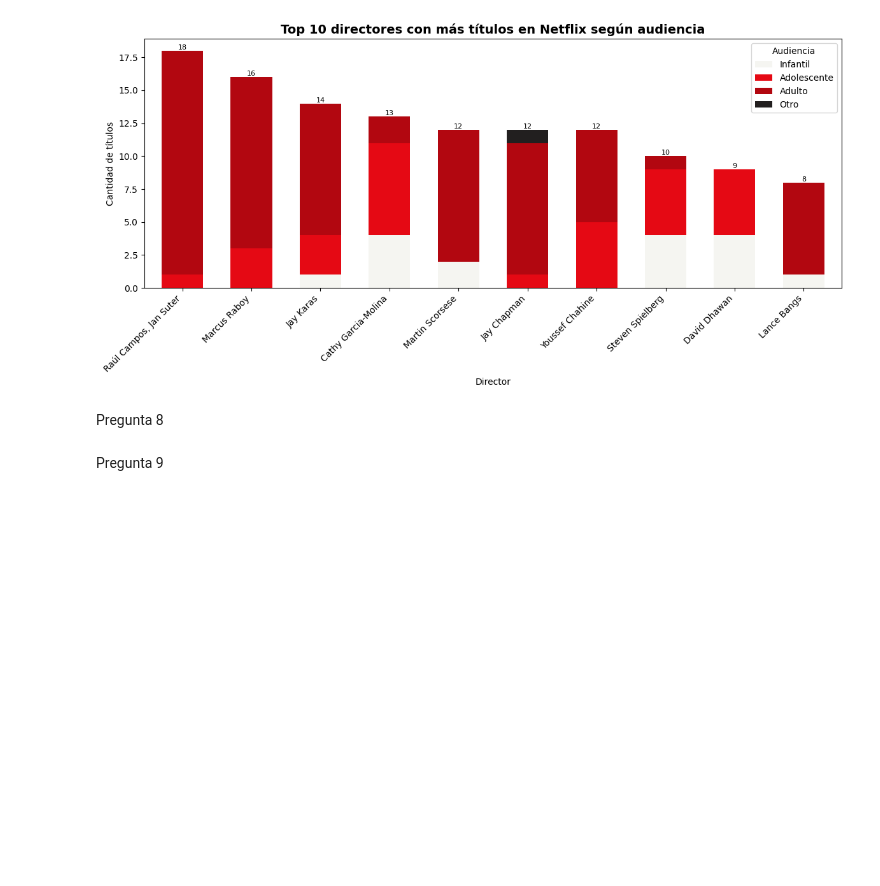
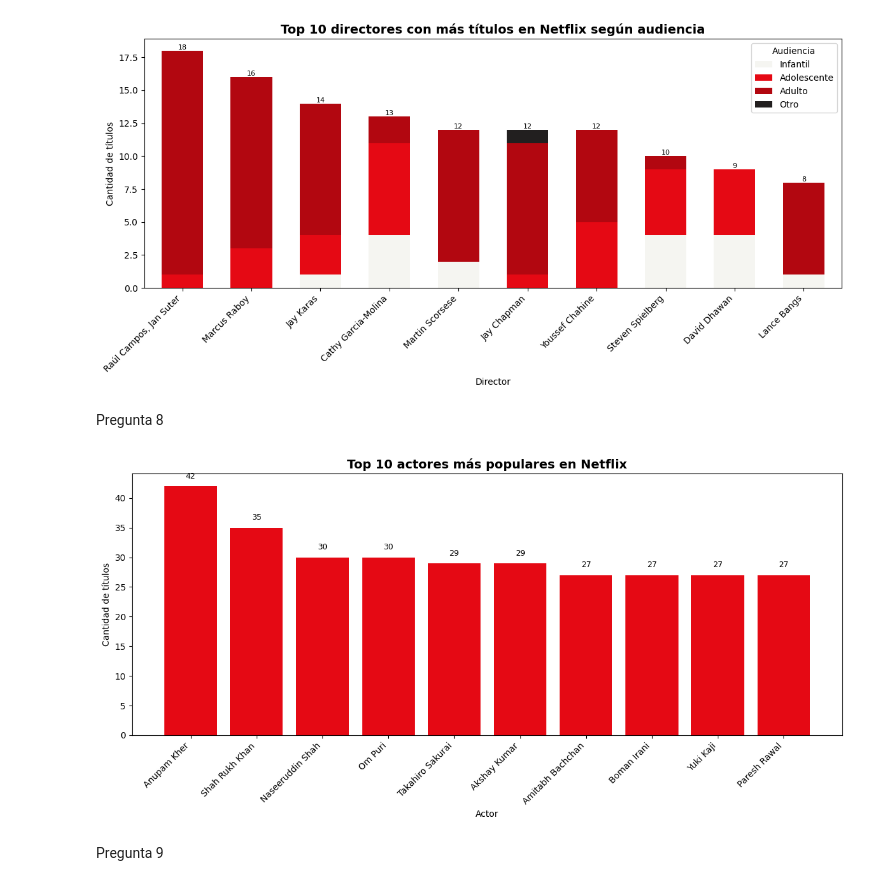
Before and after one commit to alfosobral/Entregable1BarberousseSobral, a Jupyter notebook: Analisis de Datos - Practico2/Practico2.ipynb, the cells around one changed output. Drawn from its saved outputs; the diff is of its cells as text; code cells hidden in the pictures; blank space fills up the shorter version.

```diff
--- a/Analisis de Datos - Practico2/Practico2.ipynb
+++ b/Analisis de Datos - Practico2/Practico2.ipynb
@@ -608,5 +608,57 @@ plt.show()
 [figure]
 # %% [markdown]
 Pregunta 8
+# %%
+import pandas as pd
+import matplotlib.pyplot as plt
+
+# ============================
+# Configuración
+# ============================
+INPUT_CSV = "netflix.csv"
+BAR_COLOR = "#e50914"
+
+# ============================
+# Cargar dataset
+# ============================
+df = pd.read_csv(INPUT_CSV)
+
+# Eliminar nulos en 'cast'
+df = df.dropna(subset=['cast'])
+
+# Separar actores múltiples en filas distintas
+df['cast'] = df['cast'].str.split(',')
+df = df.explode('cast')
+df['cast'] = df['cast'].str.strip()
+
+# ============================
+# Conteo de actores
+# ============================
+actor_counts = df['cast'].value_counts().reset_index()
+actor_counts.columns = ['actor', 'count']   # renombrar columnas correctamente
+
+# Top 10 actores
+top_actors = actor_counts.head(10)
+
+# ============================
+# Gráfico
+# ============================
+plt.figure(figsize=(12,6))
+bars = plt.bar(top_actors['actor'], top_actors['count'], color=BAR_COLOR)
+
+# Etiquetas con los valores encima de cada barra
+for b, val in zip(bars, top_actors['count']):
+    plt.text(b.get_x() + b.get_width()/2, b.get_height() + 1,
+             str(val), ha='center', va='bottom', fontsize=9)
+
+plt.title("Top 10 actores más populares en Netflix", fontsize=14, weight="bold")
+plt.xlabel("Actor")
+plt.ylabel("Cantidad de títulos")
+plt.xticks(rotation=45, ha="right")
+
+plt.tight_layout()
+plt.show()
+# %% [output]
+[figure, added]
 # %% [markdown]
 Pregunta 9
```
Also changed, not shown: parts of 2 cells of this notebook.
